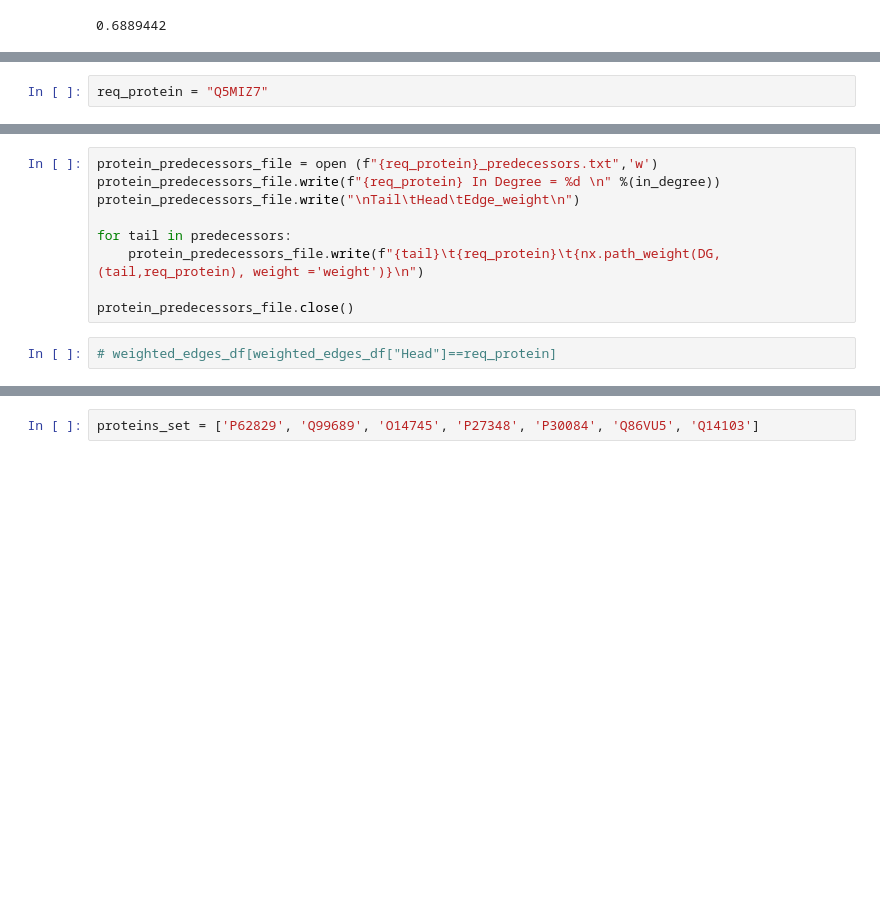
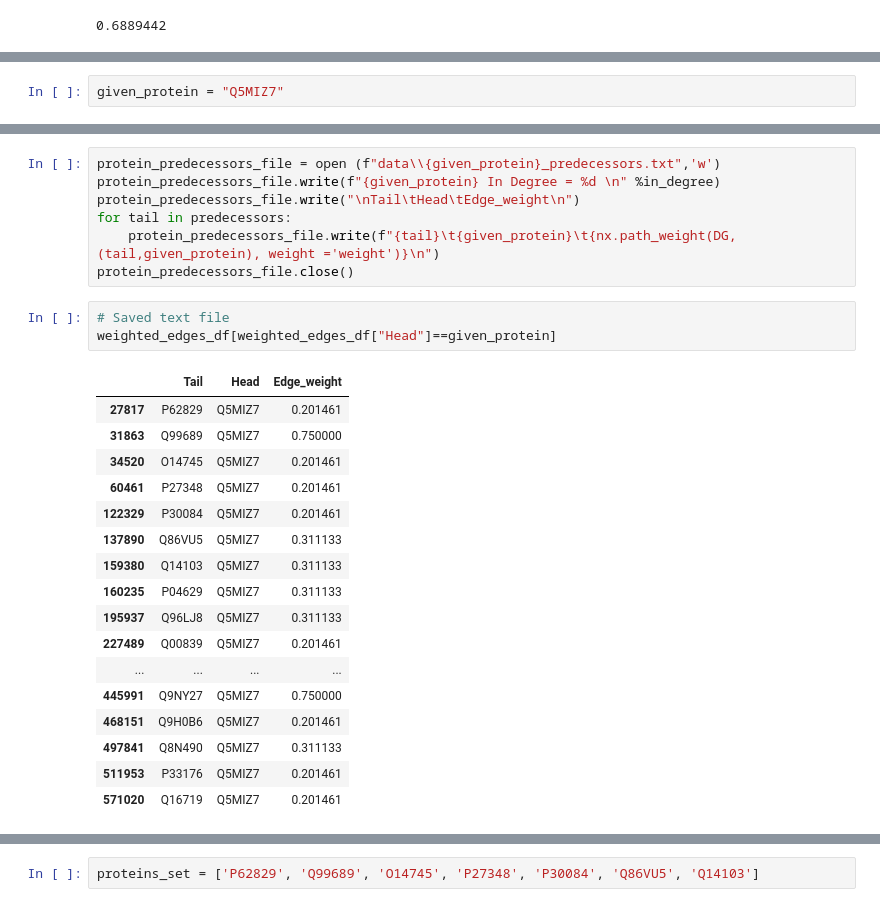
Before and after one commit to mahmoud1yaser/Computational-Analysis-Biological-Networks, a Jupyter notebook: Biological_Network.ipynb, the cells around one changed output, grey strips where cells are left out. Saved outputs shown, nothing was run; the diff lists cells and outputs as text; blank space fills up the shorter version.

```diff
--- a/Biological_Network.ipynb
+++ b/Biological_Network.ipynb
@@ -229,3 +197,3 @@ shortest_path_file.close()
 # %%
-req_protein = "Q5MIZ7"
+given_protein = "Q5MIZ7"
 # %%
@@ -254,11 +219,28 @@ DG.degree(req_protein)
 # %%
-protein_predecessors_file = open (f"{req_protein}_predecessors.txt",'w')
-protein_predecessors_file.write(f"{req_protein} In Degree = %d \n" %(in_degree))
+protein_predecessors_file = open (f"data\\{given_protein}_predecessors.txt",'w')
+protein_predecessors_file.write(f"{given_protein} In Degree = %d \n" %in_degree)
 protein_predecessors_file.write("\nTail\tHead\tEdge_weight\n")
-
 for tail in predecessors:
-    protein_predecessors_file.write(f"{tail}\t{req_protein}\t{nx.path_weight(DG,(tail,req_protein), weight ='weight')}\n")
-
+    protein_predecessors_file.write(f"{tail}\t{given_protein}\t{nx.path_weight(DG,(tail,given_protein), weight ='weight')}\n")
 protein_predecessors_file.close()
 # %%
-# weighted_edges_df[weighted_edges_df["Head"]==req_protein]
+# Saved text file
+weighted_edges_df[weighted_edges_df["Head"]==given_protein]
+# %% [output]
+|  | Tail | Head | Edge_weight |
+| 27817 | P62829 | Q5MIZ7 | 0.201461 |
+| 31863 | Q99689 | Q5MIZ7 | 0.750000 |
+| 34520 | O14745 | Q5MIZ7 | 0.201461 |
+| 60461 | P27348 | Q5MIZ7 | 0.201461 |
+| 122329 | P30084 | Q5MIZ7 | 0.201461 |
+| 137890 | Q86VU5 | Q5MIZ7 | 0.311133 |
+| 159380 | Q14103 | Q5MIZ7 | 0.311133 |
+| 160235 | P04629 | Q5MIZ7 | 0.311133 |
+| 195937 | Q96LJ8 | Q5MIZ7 | 0.311133 |
+| 227489 | Q00839 | Q5MIZ7 | 0.201461 |
+| ... | ... | ... | ... |
+| 445991 | Q9NY27 | Q5MIZ7 | 0.750000 |
+| 468151 | Q9H0B6 | Q5MIZ7 | 0.201461 |
+| 497841 | Q8N490 | Q5MIZ7 | 0.311133 |
+| 511953 | P33176 | Q5MIZ7 | 0.201461 |
+| 571020 | Q16719 | Q5MIZ7 | 0.201461 |
```
Also changed, not shown: parts of 64 cells of this notebook, 13 other files.
